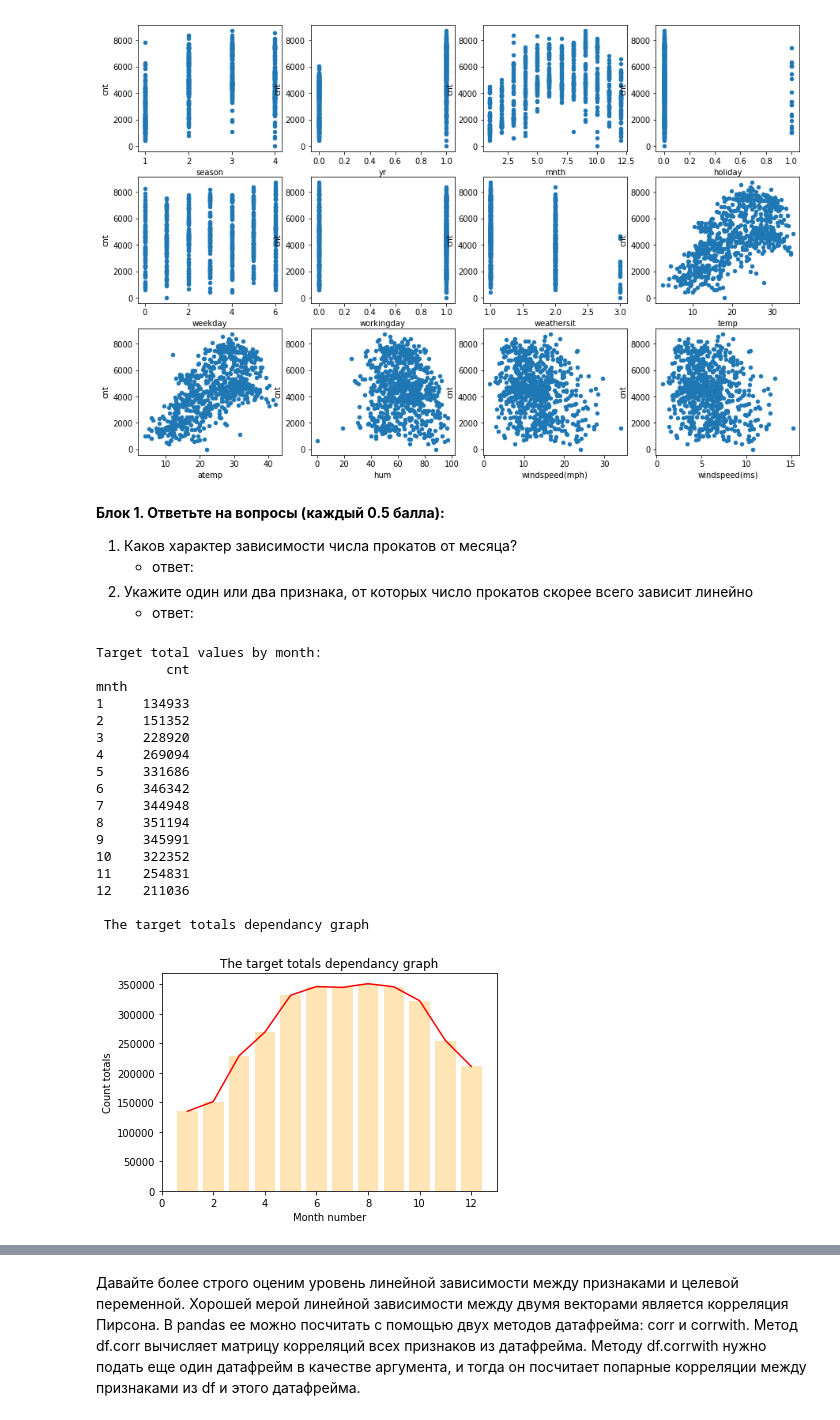
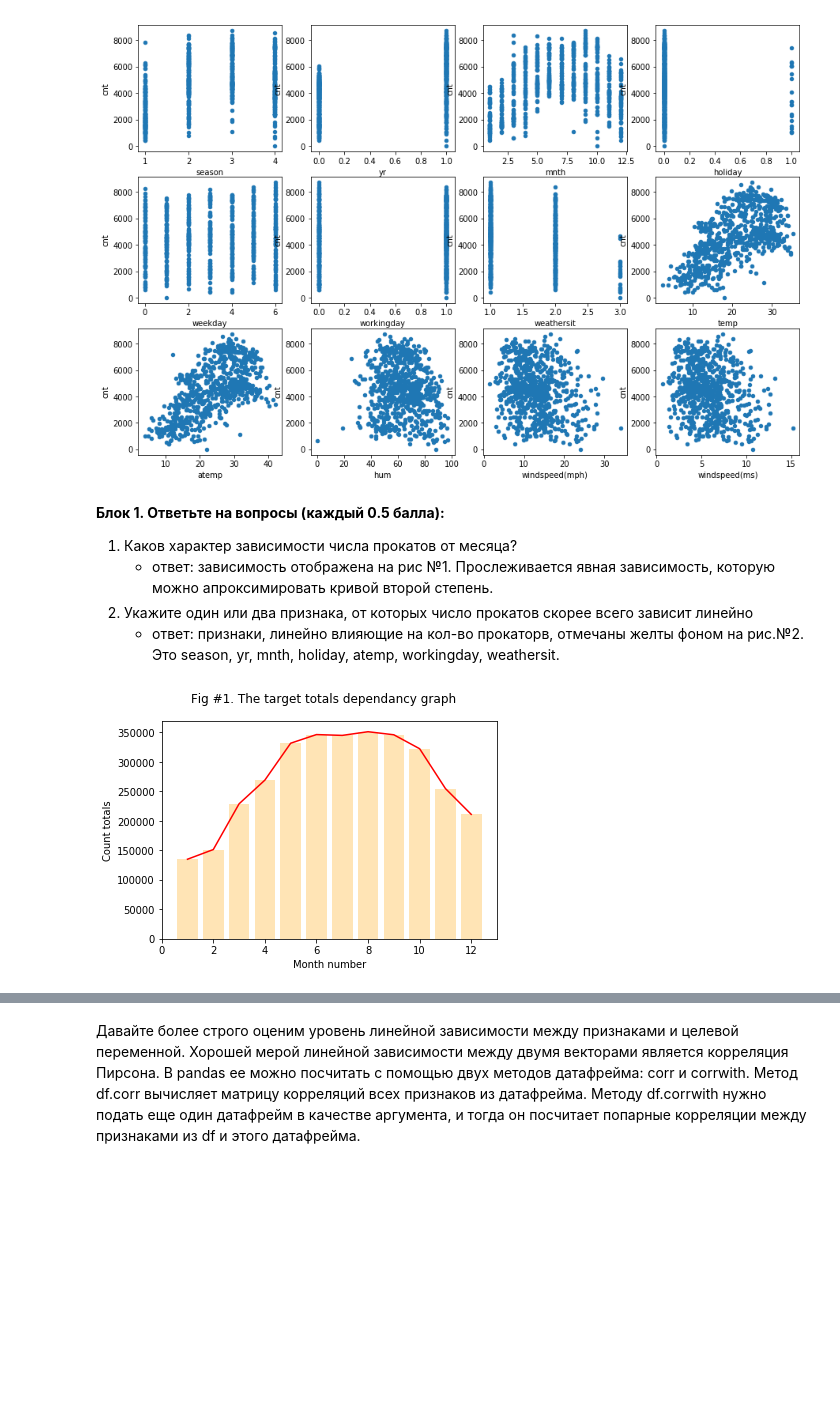
Before and after one commit to avikulin/PythonMath, a Jupyter notebook: Yandex ML Course #2/Labs/OverfittingTask.ipynb, the cells around one changed output, grey strips where cells are left out. Cells and saved outputs as stored; diff of their text form; code cells hidden in the pictures; blank space fills up the shorter version.

```diff
--- a/Yandex ML Course #2/Labs/OverfittingTask.ipynb
+++ b/Yandex ML Course #2/Labs/OverfittingTask.ipynb
@@ -56,36 +56,16 @@ for idx, feature in enumerate(df.columns[:-1]):
 # %% [markdown]
 __Блок 1. Ответьте на вопросы (каждый 0.5 балла):__
 1. Каков характер зависимости числа прокатов от месяца?
-   * ответ:
+   * ответ: зависимость отображена на рис №1. Прослеживается явная зависимость, которую можно апроксимировать кривой второй степень.
 1. Укажите один или два признака, от которых число прокатов скорее всего зависит линейно
-   * ответ:
+   * ответ: признаки, линейно влияющие на кол-во прокаторв, отмечаны желты фоном на рис.№2. Это season, yr, mnth, holiday, atemp, workingday, weathersit.
 # %%
 target_grouped_by_mnth = df[["mnth", "cnt"]].groupby(["mnth"]).sum()
-print "Target total values by month:\n", target_grouped_by_mnth
-
-print "\n The target totals dependancy graph"
+plt.figure().suptitle("Fig #1. The target totals dependancy graph")
 plt.plot(target_grouped_by_mnth.index,target_grouped_by_mnth["cnt"],"r-")
 plt.xlabel("Month number")
 plt.ylabel("Count totals")
-plt.title("The target totals dependancy graph")
 plt.bar(target_grouped_by_mnth.index,target_grouped_by_mnth["cnt"], color = "moccasin")
 plt.show()
 # %% [output]
-Target total values by month:
-         cnt
-mnth
-1     134933
-2     151352
-3     228920
-4     269094
-5     331686
-6     346342
-7     344948
-8     351194
-9     345991
-10    322352
-11    254831
-12    211036
-
- The target totals dependancy graph
-[figure, old version]
+[figure, new version]
```
Also changed, not shown: parts of 4 cells of this notebook.
